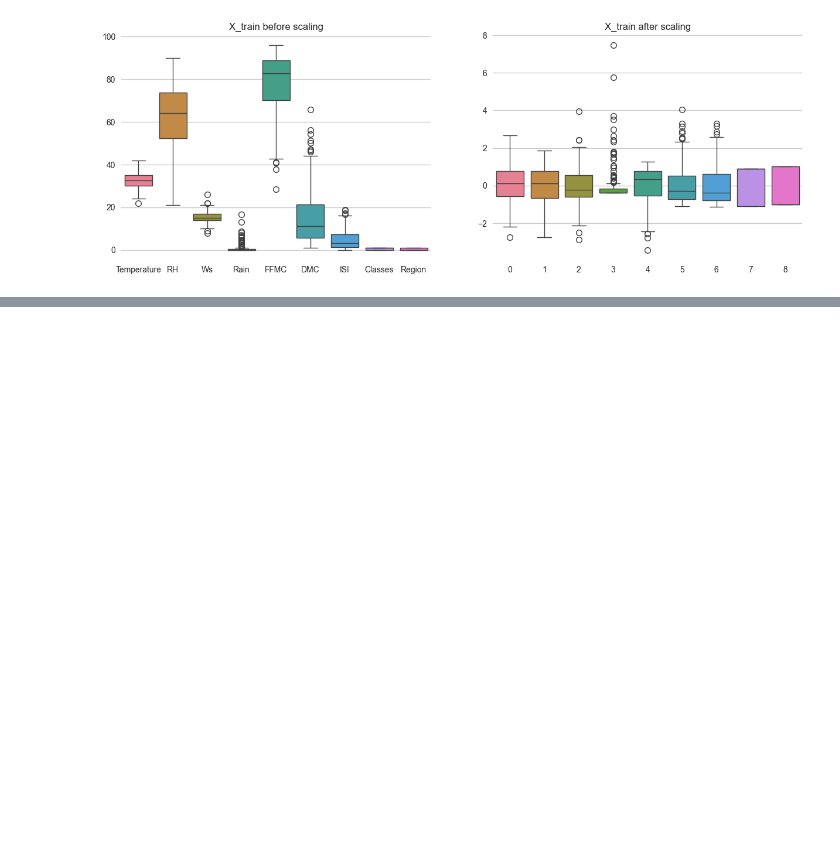
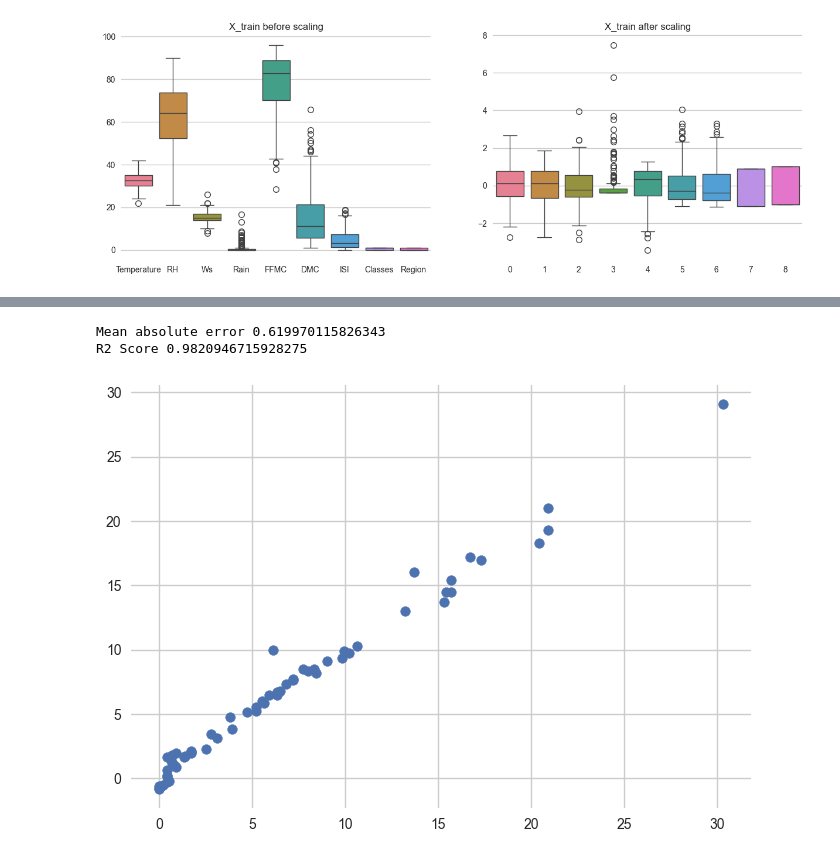
Before and after one commit to siddhant-afk/Algerian-Forest-Fire-Prediction, a Jupyter notebook: algerian forest fires.ipynb, the cells around one changed output, grey strips where cells are left out. Drawn from its saved outputs; the diff is of its cells as text; code cells hidden in the pictures; blank space fills up the shorter version.

```diff
--- a/algerian forest fires.ipynb
+++ b/algerian forest fires.ipynb
@@ -546,0 +643,11 @@ Text(0.5, 1.0, 'X_train after scaling')
+# %%
+y_preds = lassocv.predict(X_test_scaled)
+plt.scatter(y_test,y_preds)
+mae = mean_absolute_error(y_test,y_preds)
+score = r2_score(y_test,y_preds)
+print("Mean absolute error", mae)
+print("R2 Score",score)
+# %% [output]
+Mean absolute error 0.619970115826343
+R2 Score 0.9820946715928275
+[figure, added]
```
Also changed, not shown: parts of 21 cells of this notebook.
